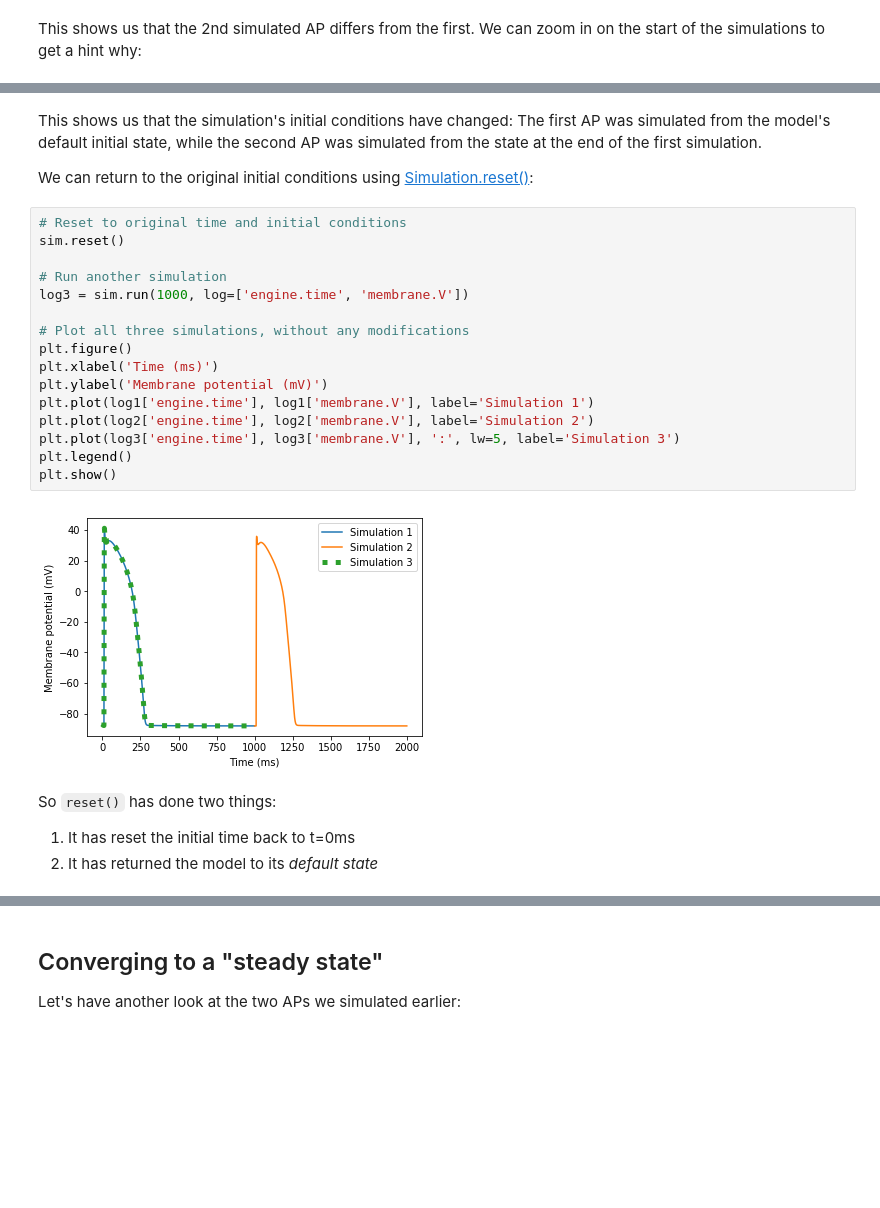
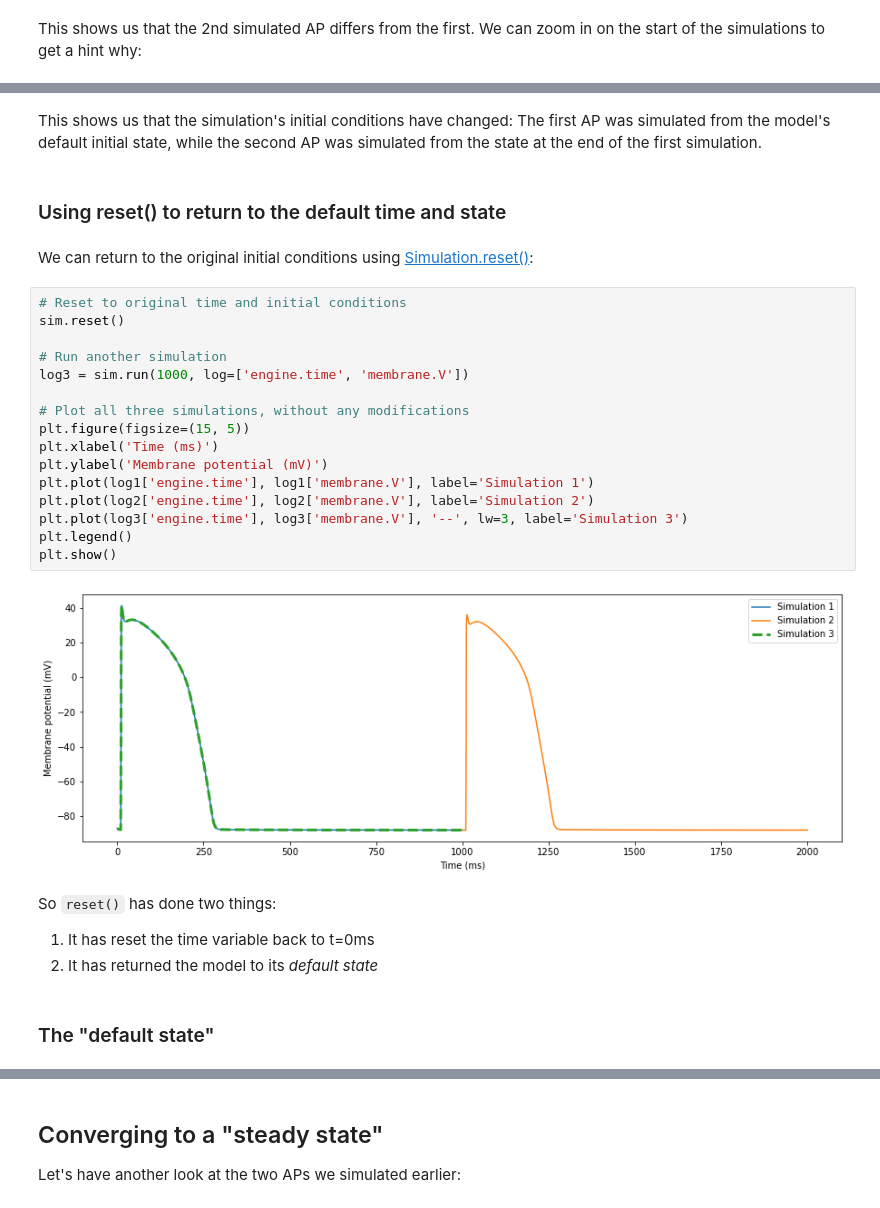
Before and after one commit to myokit/examples, a Jupyter notebook: 1-3-starting-stopping.ipynb, the cells around one changed output, grey strips where cells are left out. Cells and saved outputs as stored; diff of their text form; blank space fills up the shorter version.

```diff
--- a/1-3-starting-stopping.ipynb
+++ b/1-3-starting-stopping.ipynb
@@ -120,28 +132,32 @@ plt.show()
 # %% [markdown]
 This shows us that the simulation's initial conditions have changed: The first AP was simulated from the model's default initial state, while the second AP was simulated from the state at the end of the first simulation.
-
-We can return to the original initial conditions using [Simulation.reset()](https://myokit.readthedocs.io/api_simulations/Simulation.html#myokit.Simulation.reset):
+# %% [markdown]
+### Using reset() to return to the default time and state
+# %% [markdown]
+We can return to the original initial conditions using [Simulation.reset()](https://myokit.readthedocs.io/api_simulations/Simulation.html#myokit.Simulation.reset):
 # %%
 # Reset to original time and initial conditions
 sim.reset()
 
 # Run another simulation
 log3 = sim.run(1000, log=['engine.time', 'membrane.V'])
 
 # Plot all three simulations, without any modifications
-plt.figure()
+plt.figure(figsize=(15, 5))
 plt.xlabel('Time (ms)')
 plt.ylabel('Membrane potential (mV)')
 plt.plot(log1['engine.time'], log1['membrane.V'], label='Simulation 1')
 plt.plot(log2['engine.time'], log2['membrane.V'], label='Simulation 2')
-plt.plot(log3['engine.time'], log3['membrane.V'], ':', lw=5, label='Simulation 3')
+plt.plot(log3['engine.time'], log3['membrane.V'], '--', lw=3, label='Simulation 3')
 plt.legend()
 plt.show()
 # %% [output]
-[figure, old version]
+[figure, new version]
 # %% [markdown]
 So `reset()` has done two things:
 
-1. It has reset the initial time back to t=0ms
+1. It has reset the time variable back to t=0ms
 2. It has returned the model to its _default state_
+# %% [markdown]
+### The "default state"
 # %% [markdown]
```
Also changed, not shown: parts of 31 cells of this notebook, 1 other file.
